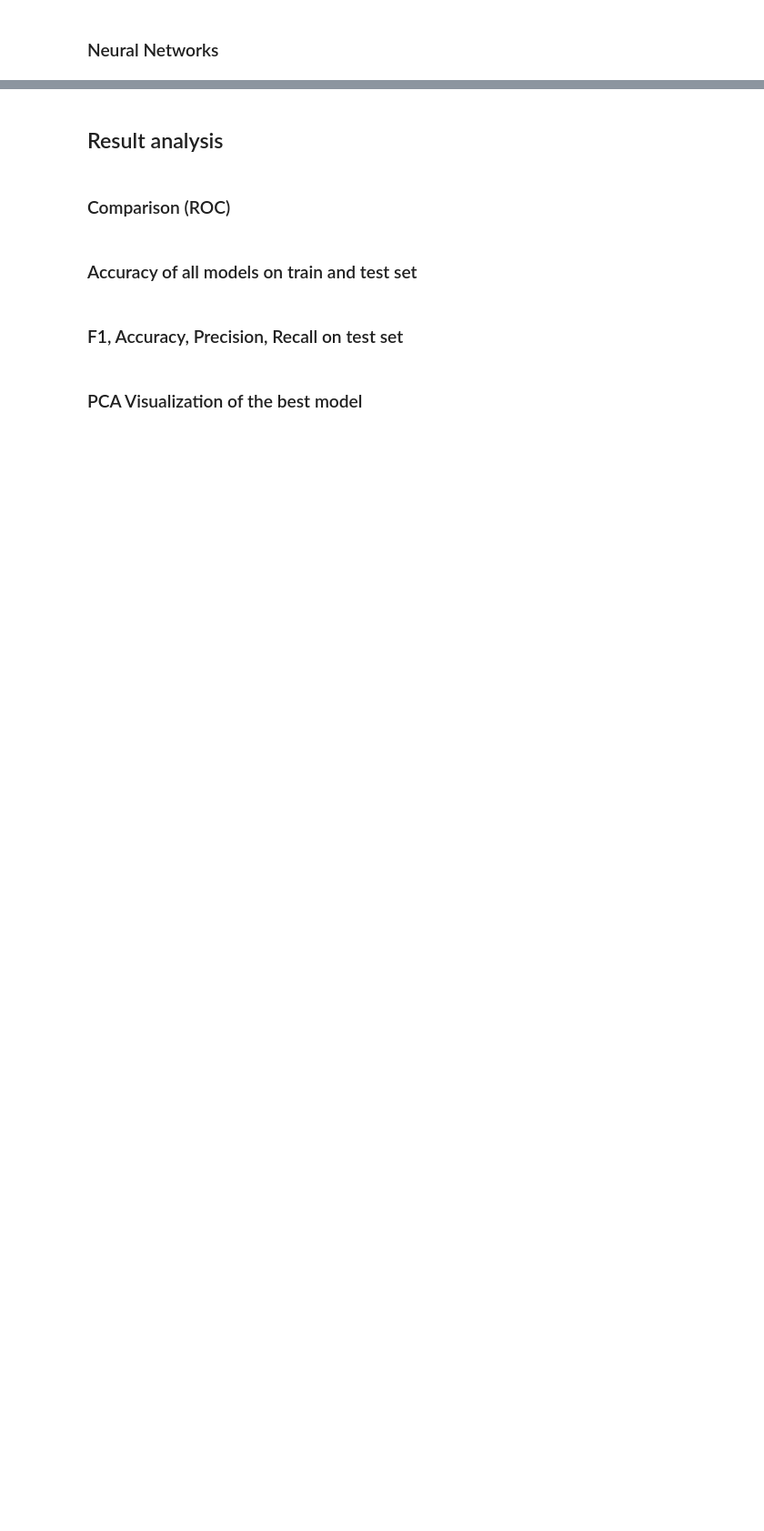
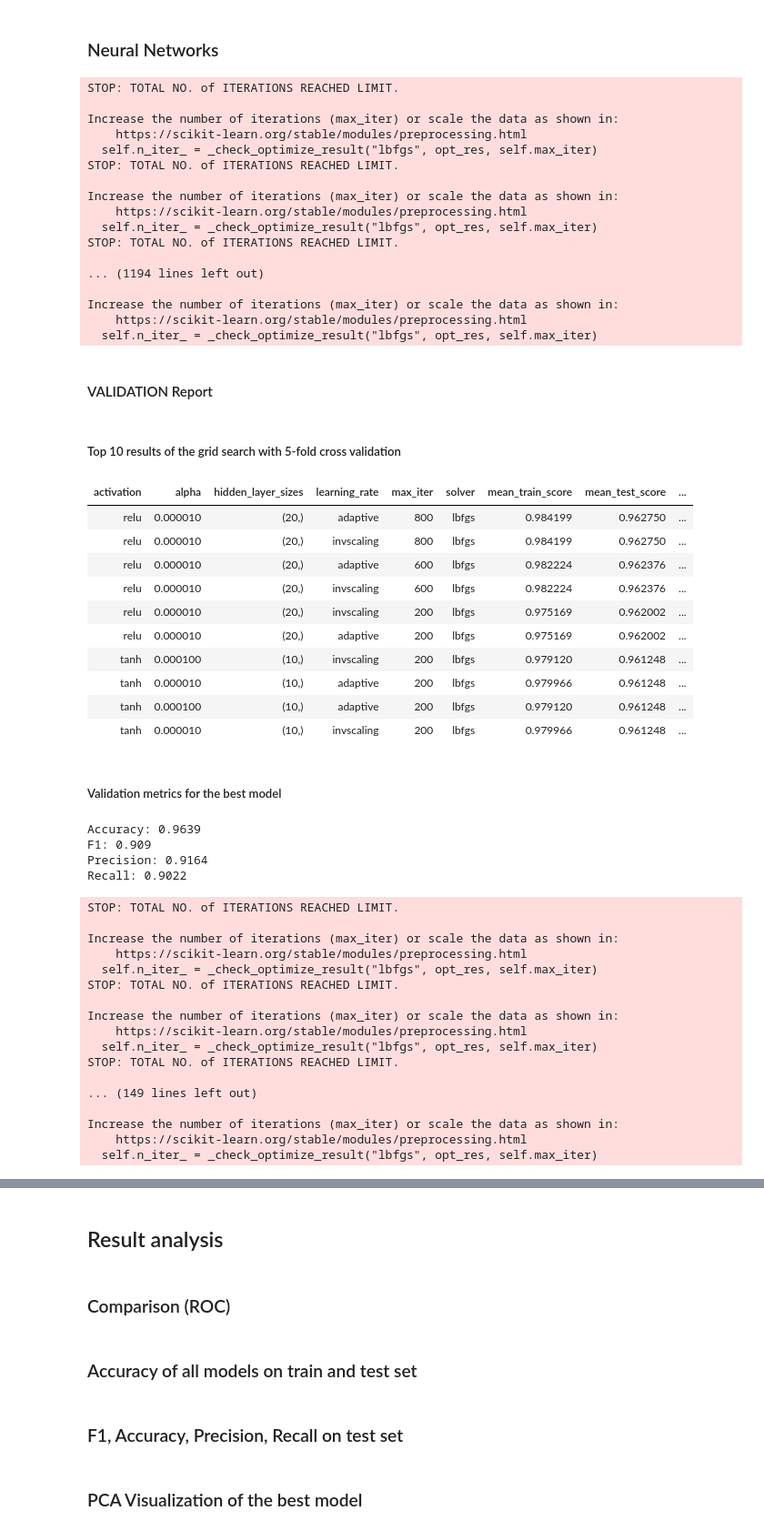
Before and after one commit to reuseman/tennis-match-analysis, a Jupyter notebook: 4_classification.ipynb, the cells around one changed output, grey strips where cells are left out. Shown at 91% size. Drawn from its saved outputs; the diff is of its cells as text; code cells hidden in the pictures; blank space fills up the shorter version.

Commit message:
Add final tweaks on parameters

```diff
--- a/4_classification.ipynb
+++ b/4_classification.ipynb
@@ -219,7 +228,7 @@ px.histogram(df_players_complete, x="mean_rank_points", color="is_high_ranked",
 # %% [markdown]
 #### Pareto splitting
 # %%
-# # lowest 80% of mean rank points are considered low ranked
-# df_players_complete['is_high_ranked'] = np.digitize(df_players_complete['mean_rank_points'], bins=[df_players_complete['mean_rank_points'].quantile(0.8)])
-# print(df_players_complete['is_high_ranked'].value_counts())
-# px.histogram(df_players_complete, x="mean_rank_points", color="is_high_ranked", title="Histogram of mean rank points")
+# lowest 80% of mean rank points are considered low ranked
+df_players_complete['is_high_ranked'] = np.digitize(df_players_complete['mean_rank_points'], bins=[df_players_complete['mean_rank_points'].quantile(0.8)])
+print(df_players_complete['is_high_ranked'].value_counts())
+px.histogram(df_players_complete, x="mean_rank_points", color="is_high_ranked", title="Histogram of mean rank points with 80% quantile")
@@ -370,5 +600,58 @@ best_model = classification.show_report("SVM", SVC(probability=True), parameters
 # %% [markdown]
 ### Neural Networks
 # %%
-parameters = {"solver": ['lbfgs', 'sgd', 'adam'], "alpha": [0.0001, 0.001, 0.01], "hidden_layer_sizes": [(10,), (20, )], "activation": ['logistic', 'tanh', 'relu'], "learning_rate": ['constant', 'invscaling', 'adaptive']}
-best_model = classification.show_report("Neural Network", MLPClassifier(), parameters, validation_parameter='alpha', normalization=True)
+parameters = {"solver": ['lbfgs', 'sgd', 'adam'], "alpha": [0.0001, 0.00001], "hidden_layer_sizes": [(10,), (20, )], "activation": ['tanh', 'relu'], "learning_rate": [ 'invscaling', 'adaptive'], "max_iter": [200, 400, 600, 800]}
+best_model = classification.show_report("Neural Network", MLPClassifier(), parameters, validation_parameter='max_iter', normalization=True)
+# %% [output]
+STOP: TOTAL NO. of ITERATIONS REACHED LIMIT.
+
+Increase the number of iterations (max_iter) or scale the data as shown in:
+    https://scikit-learn.org/stable/modules/preprocessing.html
+  self.n_iter_ = _check_optimize_result("lbfgs", opt_res, self.max_iter)
+STOP: TOTAL NO. of ITERATIONS REACHED LIMIT.
+
+Increase the number of iterations (max_iter) or scale the data as shown in:
+    https://scikit-learn.org/stable/modules/preprocessing.html
+  self.n_iter_ = _check_optimize_result("lbfgs", opt_res, self.max_iter)
+STOP: TOTAL NO. of ITERATIONS REACHED LIMIT.
+
+... (1194 lines left out)
+
+Increase the number of iterations (max_iter) or scale the data as shown in:
+    https://scikit-learn.org/stable/modules/preprocessing.html
+  self.n_iter_ = _check_optimize_result("lbfgs", opt_res, self.max_iter)
+#### VALIDATION Report
+##### Top 10 results of the grid search with 5-fold cross validation
+| activation | alpha | hidden_layer_sizes | learning_rate | max_iter | solver | mean_train_score | mean_test_score | ... |
+| relu | 0.000010 | (20,) | adaptive | 800 | lbfgs | 0.984199 | 0.962750 | ... |
+| relu | 0.000010 | (20,) | invscaling | 800 | lbfgs | 0.984199 | 0.962750 | ... |
+| relu | 0.000010 | (20,) | adaptive | 600 | lbfgs | 0.982224 | 0.962376 | ... |
+| relu | 0.000010 | (20,) | invscaling | 600 | lbfgs | 0.982224 | 0.962376 | ... |
+| relu | 0.000010 | (20,) | invscaling | 200 | lbfgs | 0.975169 | 0.962002 | ... |
+| relu | 0.000010 | (20,) | adaptive | 200 | lbfgs | 0.975169 | 0.962002 | ... |
+| tanh | 0.000100 | (10,) | invscaling | 200 | lbfgs | 0.979120 | 0.961248 | ... |
+| tanh | 0.000010 | (10,) | adaptive | 200 | lbfgs | 0.979966 | 0.961248 | ... |
+| tanh | 0.000100 | (10,) | adaptive | 200 | lbfgs | 0.979120 | 0.961248 | ... |
+| tanh | 0.000010 | (10,) | invscaling | 200 | lbfgs | 0.979966 | 0.961248 | ... |
+##### Validation metrics for the best model
+Accuracy: 0.9639
+F1: 0.909
+Precision: 0.9164
+Recall: 0.9022
+STOP: TOTAL NO. of ITERATIONS REACHED LIMIT.
+
+Increase the number of iterations (max_iter) or scale the data as shown in:
+    https://scikit-learn.org/stable/modules/preprocessing.html
+  self.n_iter_ = _check_optimize_result("lbfgs", opt_res, self.max_iter)
+STOP: TOTAL NO. of ITERATIONS REACHED LIMIT.
+
+Increase the number of iterations (max_iter) or scale the data as shown in:
+    https://scikit-learn.org/stable/modules/preprocessing.html
+  self.n_iter_ = _check_optimize_result("lbfgs", opt_res, self.max_iter)
+STOP: TOTAL NO. of ITERATIONS REACHED LIMIT.
+
+... (149 lines left out)
+
+Increase the number of iterations (max_iter) or scale the data as shown in:
+    https://scikit-learn.org/stable/modules/preprocessing.html
+  self.n_iter_ = _check_optimize_result("lbfgs", opt_res, self.max_iter)
```
Also changed, not shown: parts of 27 cells of this notebook, 1 other file.
